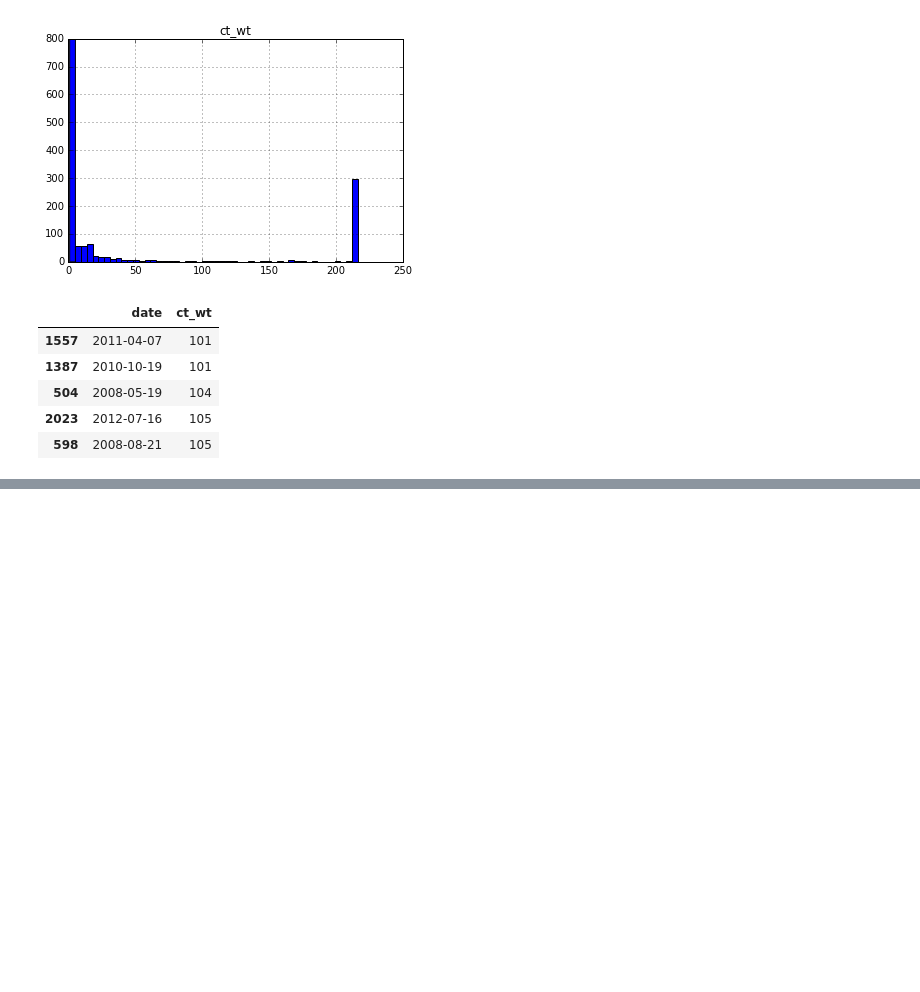
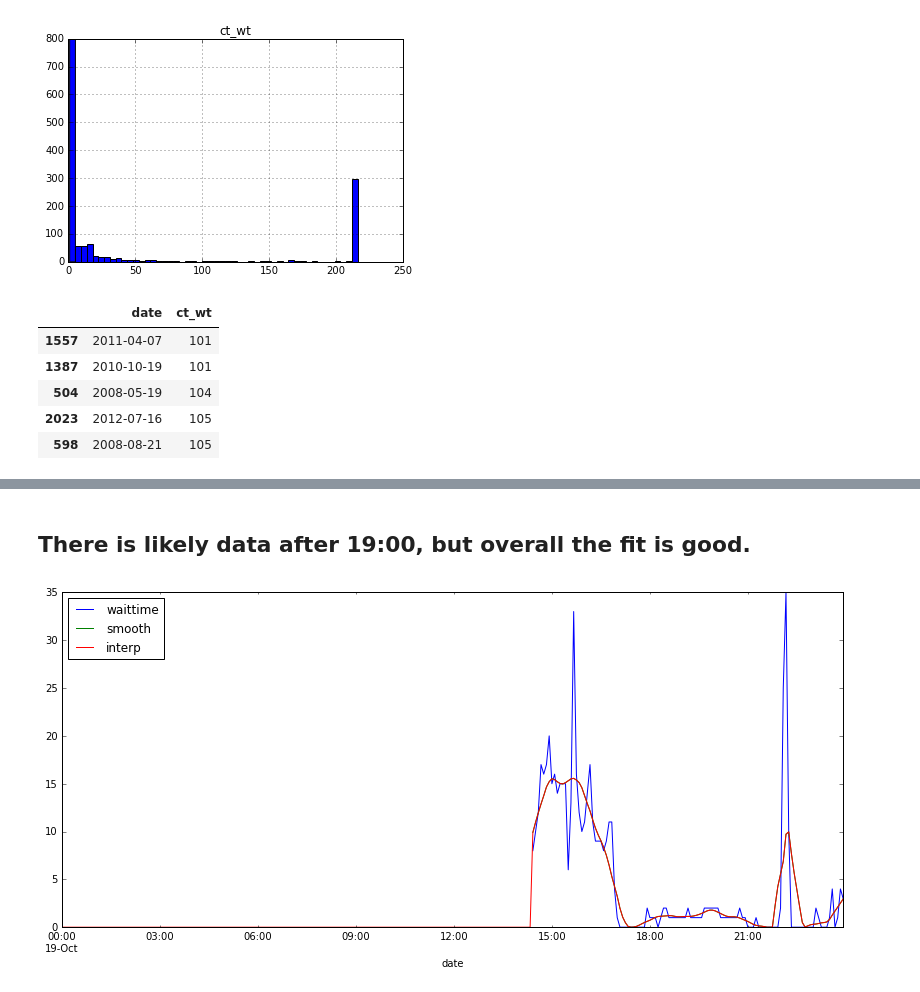
Before and after one commit to jngseattle/BorderCrossing, a Jupyter notebook: code/EDA-smoothing.ipynb, the cells around one changed output, grey strips where cells are left out. Cells and saved outputs as stored; diff of their text form; code cells hidden in the pictures; blank space fills up the shorter version.

```diff
--- a/code/EDA-smoothing.ipynb
+++ b/code/EDA-smoothing.ipynb
@@ -230,0 +244,16 @@ dfday1.plot(figsize=(14,6));
+# %% [markdown]
+## There is likely data after 19:00, but overall the fit is good.
+# %%
+dfday1 = df[(df.year==2010) & (df.month==10) & (df.dayofmonth==19)][['date', 'waittime']].set_index('date')
+z = lowess(dfday1.waittime, dfday1.index, frac=12./len(dfday1), it=1)
+dfday1['smooth'] = z[:,1]
+dfday1.smooth = dfday1.smooth.clip(0)   # clip values below zero
+
+dfday1_nonull = df1[(df1.year==2010) & (df1.month==10) & (df1.dayofmonth==19)].set_index('date')
+dfday1_nonull = dfday1_nonull.join(dfday1.smooth, how='left')
+
+dfday1_nonull['interp'] = dfday1_nonull.smooth.interpolate('slinear')
+dfday1_nonull.interp = dfday1_nonull.interp.fillna(0)
+dfday1_nonull[['waittime', 'smooth', 'interp']].plot(figsize=(14,6));
+# %% [output]
+[figure, added]
```
Also changed, not shown: parts of 17 cells of this notebook.
